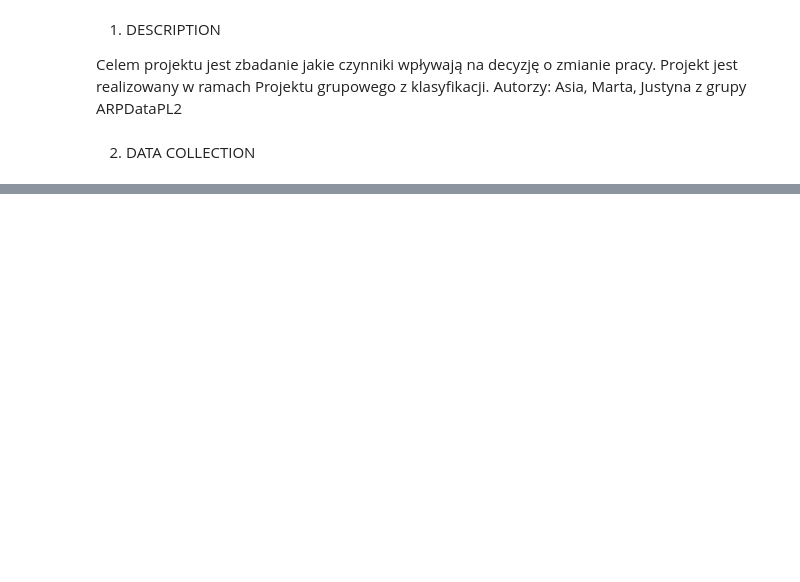
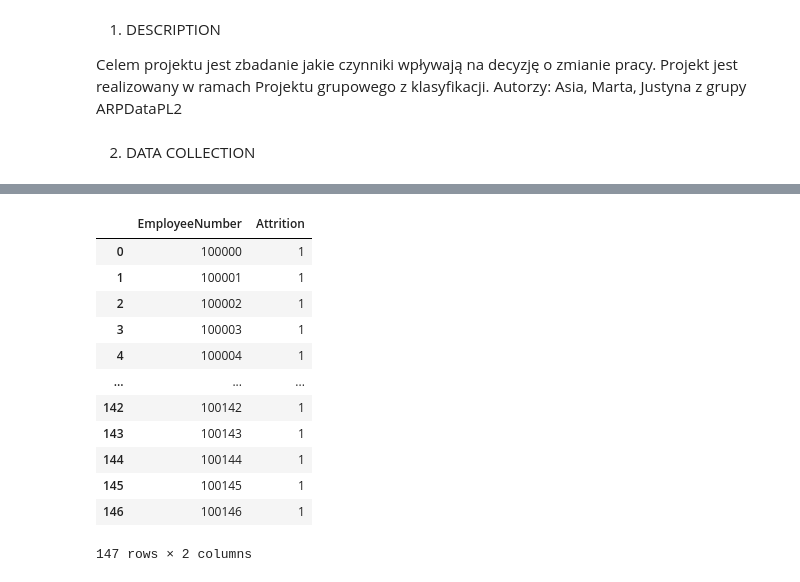
Before and after one commit to jumikao/Personal_Income_Analysis_ver2, a Jupyter notebook: ProjektKlasyfikacjaMARTA.ipynb, the cells around one changed output, grey strips where cells are left out. Saved outputs shown, nothing was run; the diff lists cells and outputs as text; code cells hidden in the pictures; blank space fills up the shorter version.

```diff
--- a/ProjektKlasyfikacjaMARTA.ipynb
+++ b/ProjektKlasyfikacjaMARTA.ipynb
@@ -19,2 +64,17 @@ plik_df2=pd.read_csv(r'https://raw.githubusercontent.com/BasiaSDA/projekt-klasyf
 # %%
 plik_sample=pd.read_csv(r'https://raw.githubusercontent.com/BasiaSDA/projekt-klasyfikacja/main/sample_output.csv')
+plik_sample
+# %% [output]
+|  | EmployeeNumber | Attrition |
+| 0 | 100000 | 1 |
+| 1 | 100001 | 1 |
+| 2 | 100002 | 1 |
+| 3 | 100003 | 1 |
+| 4 | 100004 | 1 |
+| ... | ... | ... |
+| 142 | 100142 | 1 |
+| 143 | 100143 | 1 |
+| 144 | 100144 | 1 |
+| 145 | 100145 | 1 |
+| 146 | 100146 | 1 |
+147 rows × 2 columns
```
Also changed, not shown: parts of 3 cells of this notebook.
